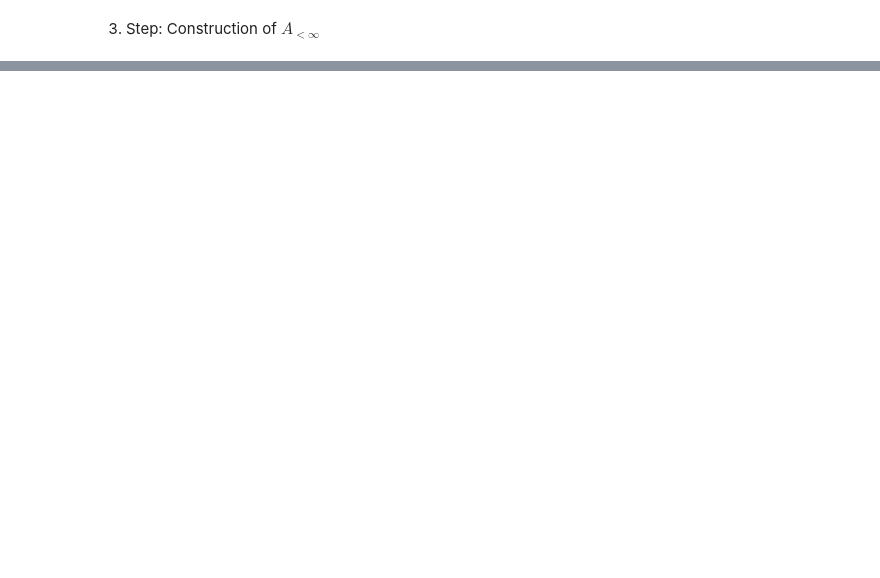
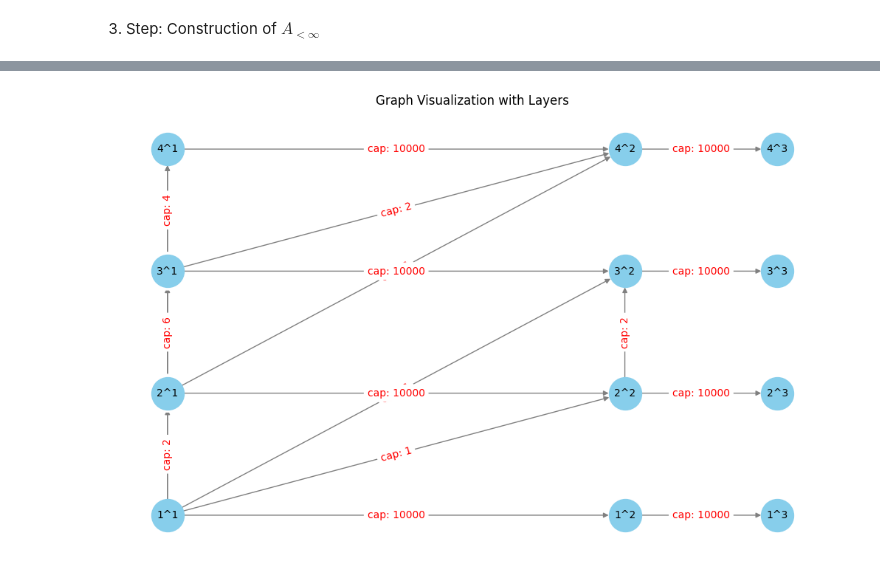
Before and after one commit to Flosecco/transshipments_over_time, a Jupyter notebook: test_notebook_index.ipynb, the cells around one changed output, grey strips where cells are left out. Drawn from its saved outputs; the diff is of its cells as text; code cells hidden in the pictures; blank space fills up the shorter version.

```diff
--- a/test_notebook_index.ipynb
+++ b/test_notebook_index.ipynb
@@ -231,14 +124,16 @@ def cut_capacity(graph, set_from, set_to):
     # Make sure, each node is only contained once in the sets set_from and set_to
     set_from = list(set(set_from))
     set_to = list(set(set_to))
-
+    print('V_i_to_j = ', set_from)
+    print('W_i_to_j = ', set_to)
     cut_capacity = 0
     for u in set_from:
         for v in graph.successors(u):
             if v in set_to:
                 cut_capacity += graph[u][v].get('capacity', 0)
-    return cut_capacity
+    print('total cut capacity : ', cut_capacity)
+    return int(cut_capacity)
 
-
-#G_ext = create_graph(A=df['edge'], u=df['capacity'].to_dict(), tau=df['length'])
-#cut_capacity(G_ext, ['1^0'], ['3^3'])
+#df = pd.concat([df_inf, df_fin], ignore_index=True)
+#G_ext = create_graph_from_df(df, 'v^i', 'w^j', 'capacity', 'length')
+#cut_capacity(G_ext, ['1^1', '2^1'], ['3^1', '4^1'])
@@ -400,0 +140,3 @@ Therefore, we can directly loop over arcs of length l-1
+# %%
+df_fin = initialize_A_fin(arcs, time_points, capacities, transit_times)
+(df_fin[df_fin.length == 1])[df_fin.alpha_w !=4]
@@ -400,0 +247,4 @@ Therefore, we can directly loop over arcs of length l-1
+# %%
+df_fin = df_fin.drop(df_fin[df_fin['capacity'] == 0].index)
+df = pd.concat([df_fin, df_inf])
+df[['v^i', 'w^j', 'capacity', 'length', 'alpha_v', 'alpha_w']]
@@ -400,0 +269,41 @@ Therefore, we can directly loop over arcs of length l-1
+# %%
+import networkx as nx
+import matplotlib.pyplot as plt
+
+# Create a directed graph
+G = nx.DiGraph()
+
+# Add edges to the graph along with attributes
+for _, row in df.iterrows():
+    G.add_edge(row['v^i'], row['w^j'], capacity=row['capacity'], length=row['length'])
+
+# Set node positions based on layers alpha_v and alpha_w
+pos = {}
+layer_gap = 5
+node_gap = 1
+
+for _, row in df.iterrows():
+    v, w = row['v^i'], row['w^j']
+    pos[v] = (row['alpha_v'] * layer_gap, int(v.split('^')[0]) * node_gap)
+    pos[w] = (row['alpha_w'] * layer_gap, int(w.split('^')[0]) * node_gap)
+
+# Draw the graph
+plt.figure(figsize=(10, 6))
+nx.draw(
+    G, pos,
+    with_labels=True,
+    node_color='skyblue',
+    node_size=1000,
+    edge_color='gray',
+    arrows=True,
+    font_size=10
+)
+
+# Add edge labels (capacity or length)
+edge_labels = {(row['v^i'], row['w^j']): f"cap: {row['capacity']}" for _, row in df.iterrows()}
+nx.draw_networkx_edge_labels(G, pos, edge_labels=edge_labels, font_color='red')
+
+plt.title("Graph Visualization with Layers")
+plt.show()
+# %% [output]
+[figure, added]
```
Also changed, not shown: parts of 16 cells of this notebook, 2 other files.
